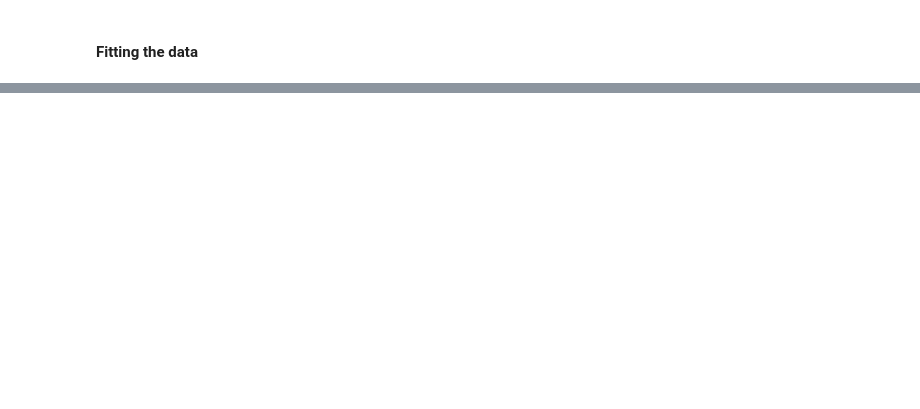
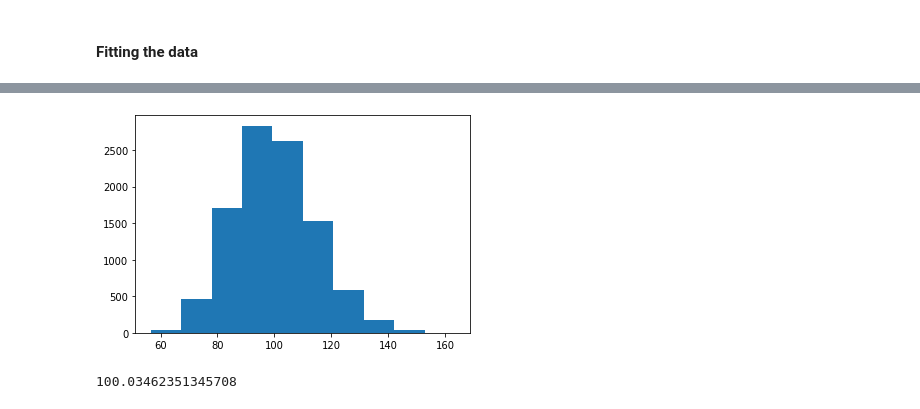
Before and after one commit to Yehan-Edirisinghe/Labo_cal, a Jupyter notebook: lecture_11/note.ipynb, the cells around one changed output, grey strips where cells are left out. Drawn from its saved outputs; the diff is of its cells as text; code cells hidden in the pictures; blank space fills up the shorter version.

```diff
--- a/lecture_11/note.ipynb
+++ b/lecture_11/note.ipynb
@@ -83,0 +71,10 @@ Q squared:  28.197575352878445
+# %%
+def Q_sqr(sample,sigma,func,a,b):
+
+    sum = 0
+
+    for x,y in zip(sample[0],sample[1]):
+
+        sum += ((y-func(x,a,b))/sigma)**2
+
+    return sum
@@ -83,0 +90,18 @@ Q squared:  28.197575352878445
+# %%
+def toy(xmin,xmax,a,b,sigma,N,n=10,func=func1):
+    Q = []
+    Q2 = []
+    for i in range(N):
+
+        data = genData(xmin,xmax,(a,b),sigma,n,func)
+
+        Q.append(Q_sqr(data,sigma,func,a,b))
+
+        dataFit = LeastSquares(data[0],data[1],sigmay,func1)
+
+        my_minuit = Minuit(dataFit,a=0.,b=0,)
+        my_minuit.migrad()
+        my_minuit.hesse()
+        Q2.append(my_minuit.fval)
+
+    return Q2
@@ -83,0 +112,10 @@ Q squared:  28.197575352878445
+# %%
+plt.hist(Chi_distribution)
+plt.show()
+# %% [output]
+[figure, added]
+# %%
+doF = np.average(Chi_distribution)
+print(doF)
+# %% [output]
+100.03462351345708
```
Also changed, not shown: parts of 10 cells of this notebook.
